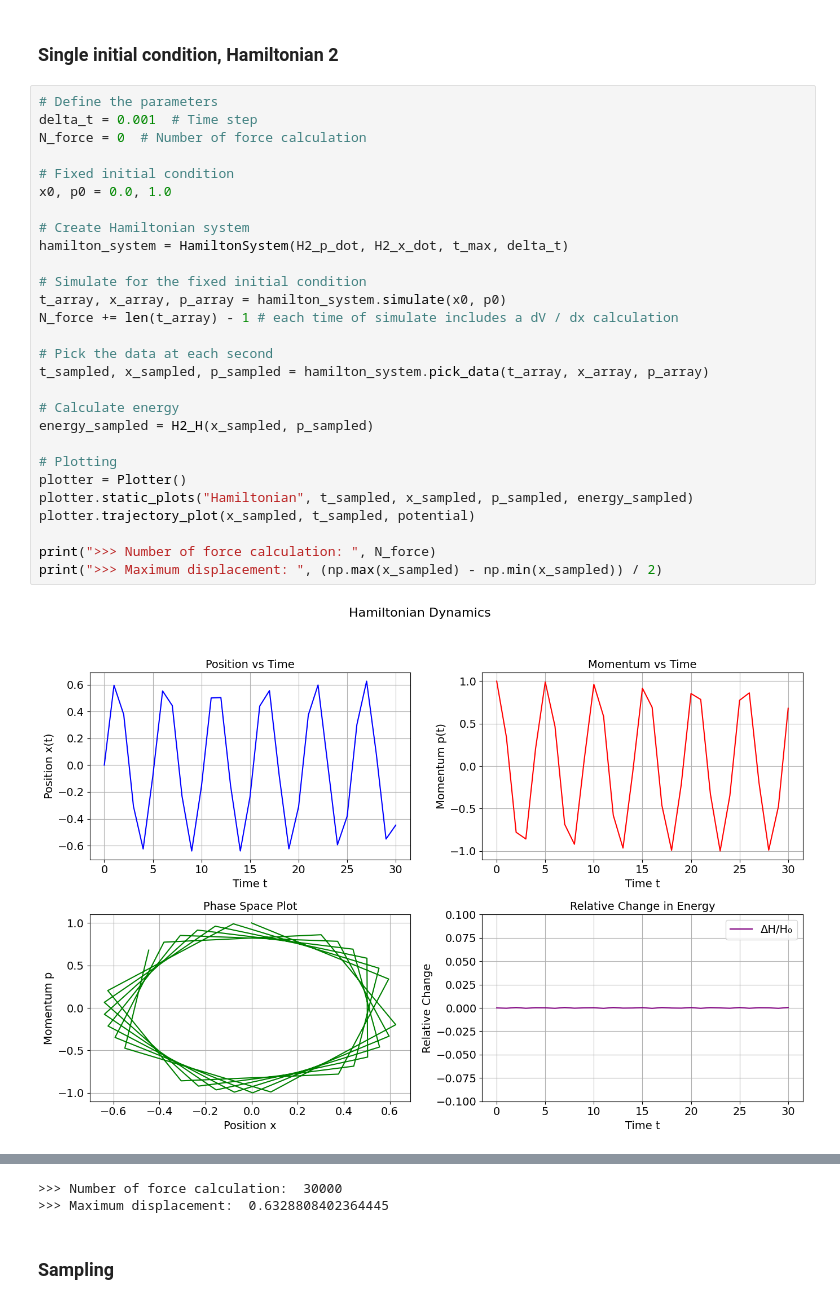
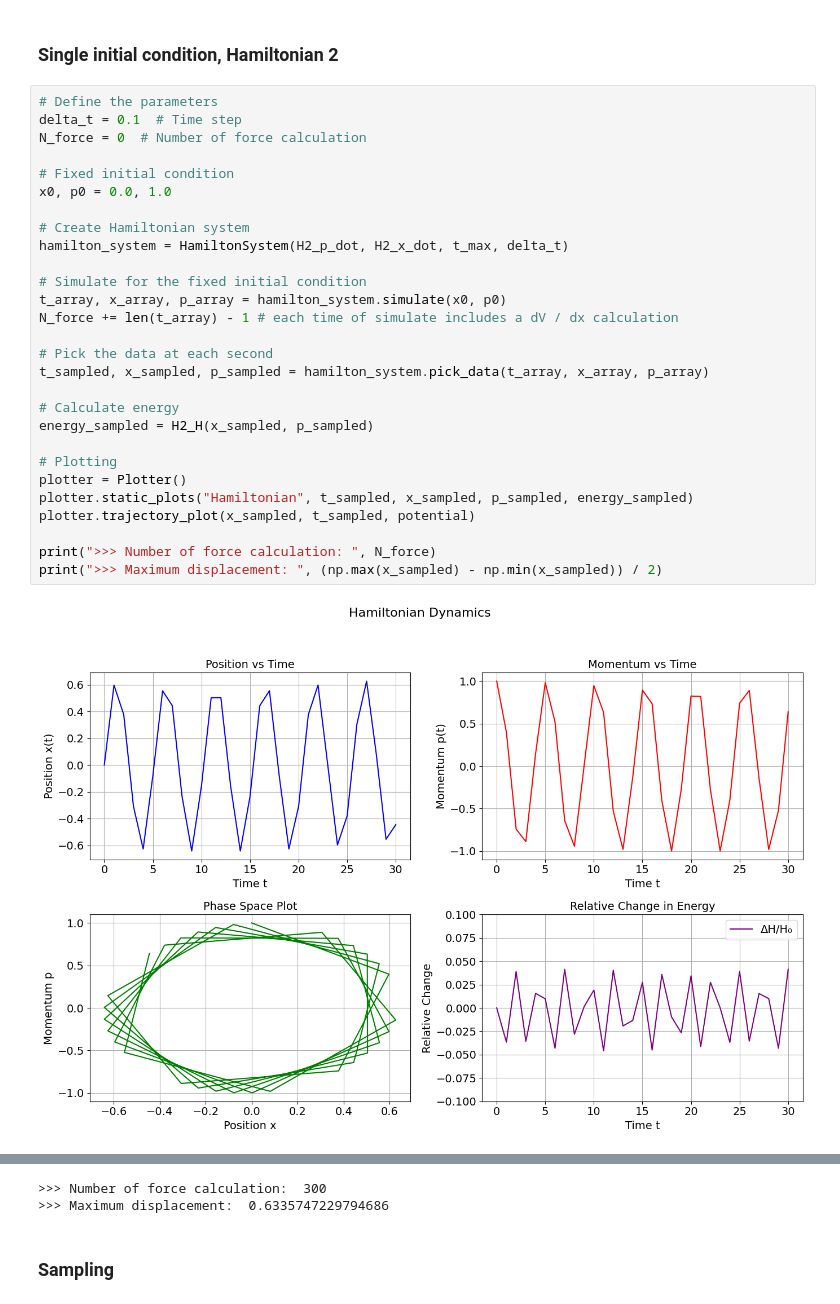
Before and after one commit to Greyyy-HJC/hmc_ft, a Jupyter notebook: 1d/modified_kE_sine.ipynb, the cells around one changed output, grey strips where cells are left out. Cells and saved outputs as stored; diff of their text form.

```diff
--- a/1d/modified_kE_sine.ipynb
+++ b/1d/modified_kE_sine.ipynb
@@ -86,37 +86,37 @@ print(">>> Maximum displacement: ", (np.max(x_sampled) - np.min(x_sampled)) / 2)
 ### Single initial condition, Hamiltonian 2
 # %%
 # Define the parameters
-delta_t = 0.001  # Time step
+delta_t = 0.1  # Time step
 N_force = 0  # Number of force calculation
 
 # Fixed initial condition
 x0, p0 = 0.0, 1.0
 
 # Create Hamiltonian system
 hamilton_system = HamiltonSystem(H2_p_dot, H2_x_dot, t_max, delta_t)
 
 # Simulate for the fixed initial condition
 t_array, x_array, p_array = hamilton_system.simulate(x0, p0)
 N_force += len(t_array) - 1 # each time of simulate includes a dV / dx calculation
 
 # Pick the data at each second
 t_sampled, x_sampled, p_sampled = hamilton_system.pick_data(t_array, x_array, p_array)
 
 # Calculate energy
 energy_sampled = H2_H(x_sampled, p_sampled)
 
 # Plotting
 plotter = Plotter()
 plotter.static_plots("Hamiltonian", t_sampled, x_sampled, p_sampled, energy_sampled)
 plotter.trajectory_plot(x_sampled, t_sampled, potential)
 
 print(">>> Number of force calculation: ", N_force)
 print(">>> Maximum displacement: ", (np.max(x_sampled) - np.min(x_sampled)) / 2)
 # %% [output]
-[figure, old version]
+[figure, new version]
 [figure]
->>> Number of force calculation:  30000
->>> Maximum displacement:  0.6328808402364445
+>>> Number of force calculation:  300
+>>> Maximum displacement:  0.6335747229794686
 # %% [markdown]
 ### Sampling
 # %%
```
Also changed, not shown: parts of 1 cell of this notebook, 5 other files.
